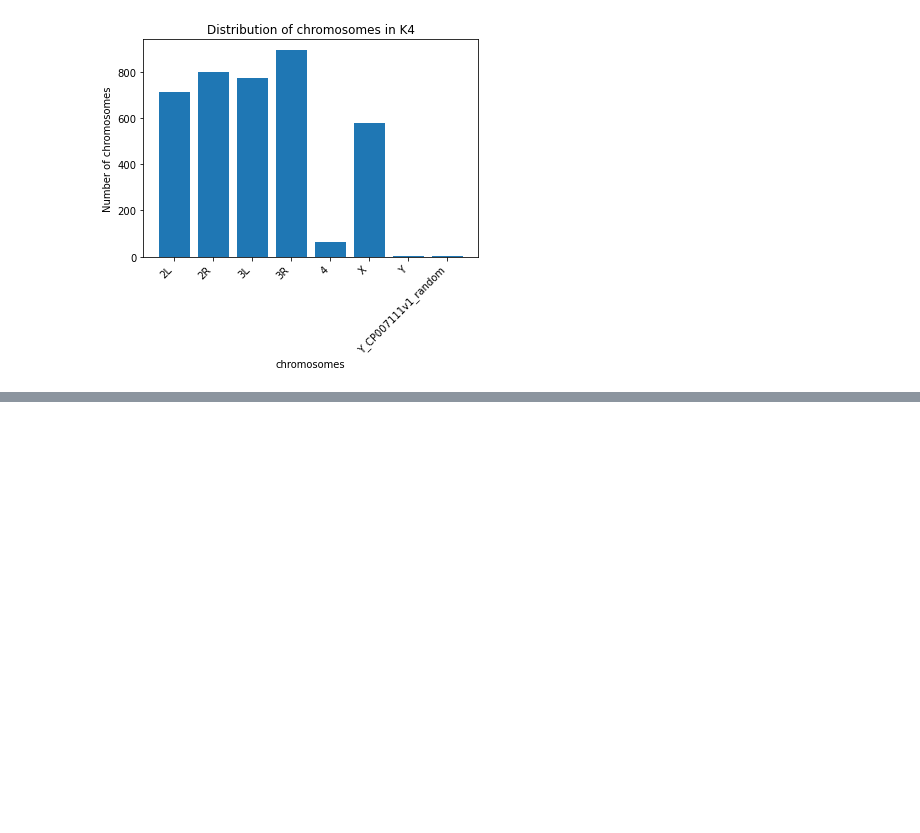
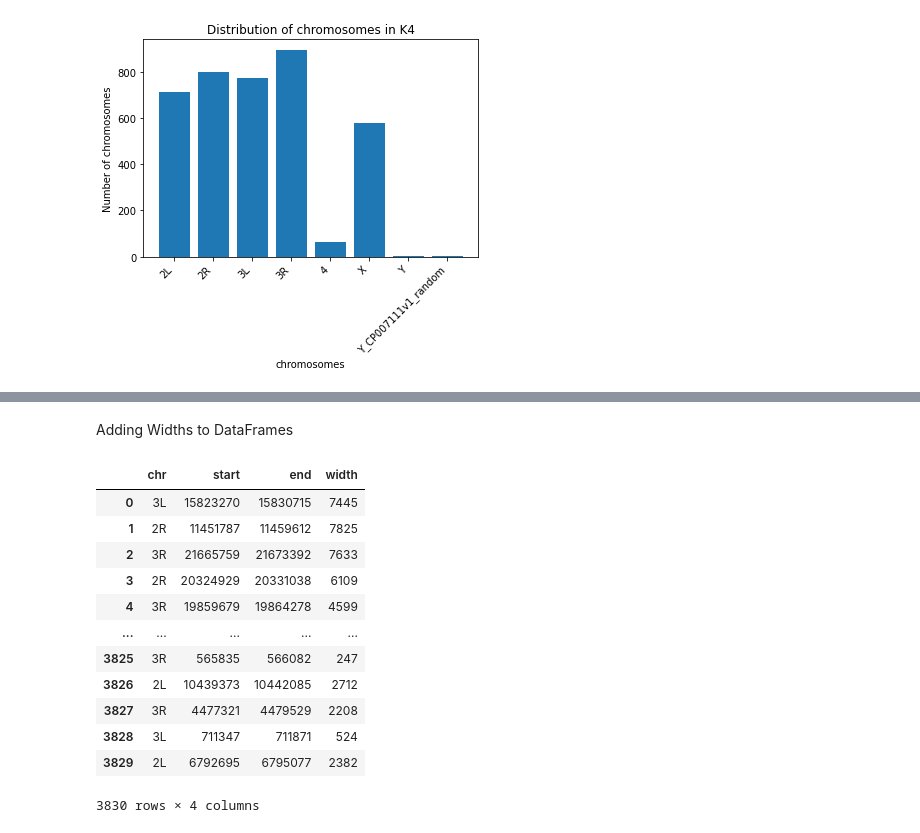
Before and after one commit to rstix287/qbb2020-answers, a Jupyter notebook: day1-lunch/day1-lunch-exercise2.ipynb, the cells around one changed output, grey strips where cells are left out. Drawn from its saved outputs; the diff is of its cells as text; code cells hidden in the pictures; blank space fills up the shorter version.

```diff
--- a/day1-lunch/day1-lunch-exercise2.ipynb
+++ b/day1-lunch/day1-lunch-exercise2.ipynb
@@ -69,0 +144,19 @@ plt.show()
+# %% [markdown]
+Adding Widths to DataFrames
+# %%
+df_k4.loc[:,"width"] = df_k4.loc[:,"end"] - df_k4.loc[:,"start"]
+df_k4
+# %% [output]
+|  | chr | start | end | width |
+| 0 | 3L | 15823270 | 15830715 | 7445 |
+| 1 | 2R | 11451787 | 11459612 | 7825 |
+| 2 | 3R | 21665759 | 21673392 | 7633 |
+| 3 | 2R | 20324929 | 20331038 | 6109 |
+| 4 | 3R | 19859679 | 19864278 | 4599 |
+| ... | ... | ... | ... | ... |
+| 3825 | 3R | 565835 | 566082 | 247 |
+| 3826 | 2L | 10439373 | 10442085 | 2712 |
+| 3827 | 3R | 4477321 | 4479529 | 2208 |
+| 3828 | 3L | 711347 | 711871 | 524 |
+| 3829 | 2L | 6792695 | 6795077 | 2382 |
+3830 rows × 4 columns
```
Also changed, not shown: parts of 14 cells of this notebook.
